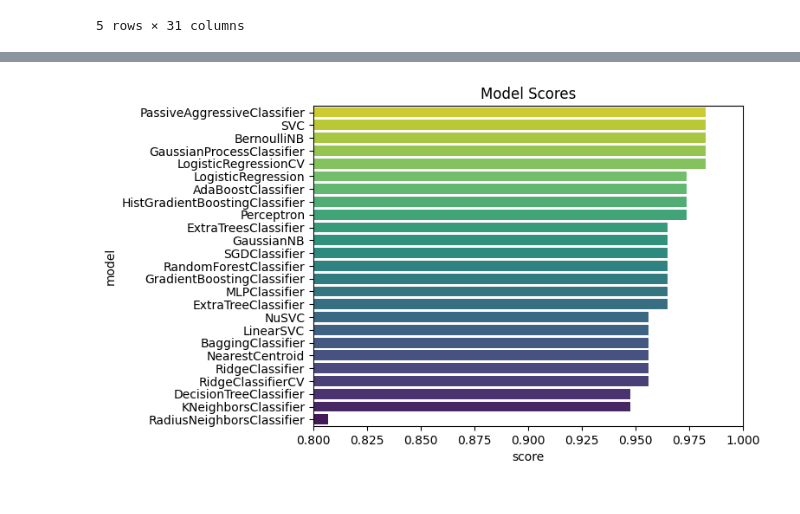
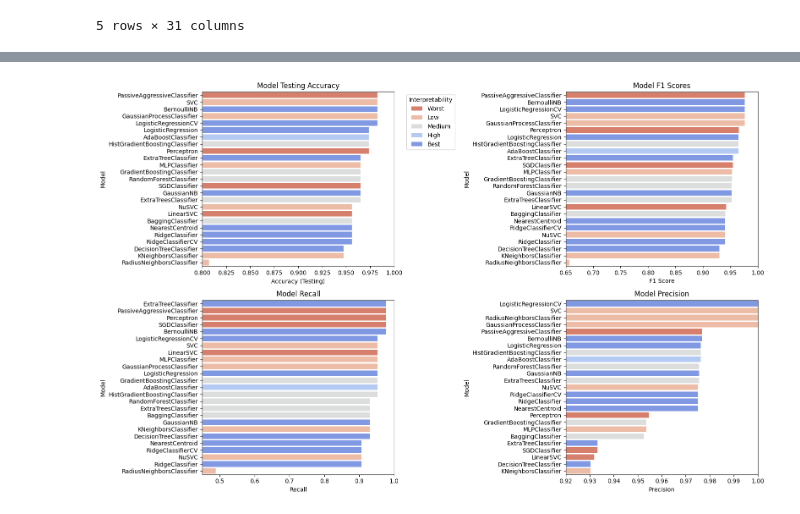
Before and after one commit to DeusNexus/iu-breast-cancer-identification, a Jupyter notebook: notebooks/model_training.ipynb, the cells around one changed output, grey strips where cells are left out. Cells and saved outputs as stored; diff of their text form; code cells hidden in the pictures.

```diff
--- a/notebooks/model_training.ipynb
+++ b/notebooks/model_training.ipynb
@@ -109,9 +142,45 @@ df_models = pd.DataFrame(model_scores,columns=['model','score'])
-# %%
-df_models.sort_values(by='score',ascending=False, inplace=True)
-df_models.reset_index(drop=True)
-sns.barplot(df_models, x='score', y='model',palette='viridis_r',hue='model')
-plt.xlim([0.8,1])
-plt.title('Model Scores')
-plt.show()
-# %% [output]
-[figure, removed]
+# %%
+# Interpretability Ratings Scale
+# Best: Models that are inherently interpretable, offering direct insights into how input features influence the output.
+# High: Simpler ensemble methods where you can still derive feature importance, offering a good balance between interpretability and complexity.
+# Medium: More complex ensemble methods that provide feature importance scores but with less transparency due to the aggregation of multiple models.
+# Low: Models that have complex decision boundaries or lack straightforward interpretability, requiring more effort to interpret.
+# Worst: The least interpretable models, often due to their complexity or the nature of their decision-making process, providing little to no straightforward insight into how decisions are made.
+
+# Convert 'interpretability' into an ordered categorical variable
+interpretability_order = ['Worst', 'Low', 'Medium', 'High', 'Best']
+df_models['Interpretability'] = pd.Categorical(df_models['Interpretability'], categories=interpretability_order, ordered=True)
+
+# Define the figure and subplots
+fig, axes = plt.subplots(nrows=2, ncols=2, figsize=(16, 10))
+
+# First subplot for Accuracy (Testing)
+sns.barplot(data=df_models.sort_values(by='Accuracy (Testing)',ascending=False), x='Accuracy (Testing)', y='Model', palette='coolwarm_r', hue='Interpretability', ax=axes[0,0])
+axes[0,0].set_xlim([0.8, 1])
+axes[0,0].set_title('Model Testing Accuracy')
+axes[0,0].legend(title='Interpretability', bbox_to_anchor=(1.05, 1), loc='upper left')
+
+# Second subplot for F1 Score
+sns.barplot(data=df_models.sort_values(by='F1 Score',ascending=False), x='F1 Score', y='Model', palette='coolwarm_r', hue='Interpretability', ax=axes[0,1])
+axes[0,1].set_xlim([0.65, 1])
+axes[0,1].set_title('Model F1 Scores')
+axes[0,1].legend().set_visible(False)  # Hide the legend for the second subplot to avoid repetition
+
+# First subplot for Accuracy (Testing)
+sns.barplot(data=df_models.sort_values(by='Recall',ascending=False), x='Recall', y='Model', palette='coolwarm_r', hue='Interpretability', ax=axes[1,0])
+axes[1,0].set_xlim([0.45, 1])
+axes[1,0].set_title('Model Recall')
+axes[1,0].legend(title='Interpretability', bbox_to_anchor=(1.05, 1), loc='upper left')
+axes[1,0].legend().set_visible(False)  # Hide the legend for the second subplot to avoid repetition
+
+# Second subplot for F1 Score
+sns.barplot(data=df_models.sort_values(by='Precision',ascending=False), x='Precision', y='Model', palette='coolwarm_r', hue='Interpretability', ax=axes[1,1])
+axes[1,1].set_xlim([0.92, 1])
+axes[1,1].set_title('Model Precision')
+axes[1,1].legend().set_visible(False)  # Hide the legend for the second subplot to avoid repetition
+
+# Adjust layout for better spacing and display the plot
+plt.tight_layout()
+plt.show()
+# %% [output]
+[figure, added]
```
Also changed, not shown: parts of 12 cells of this notebook, 6 other files.
